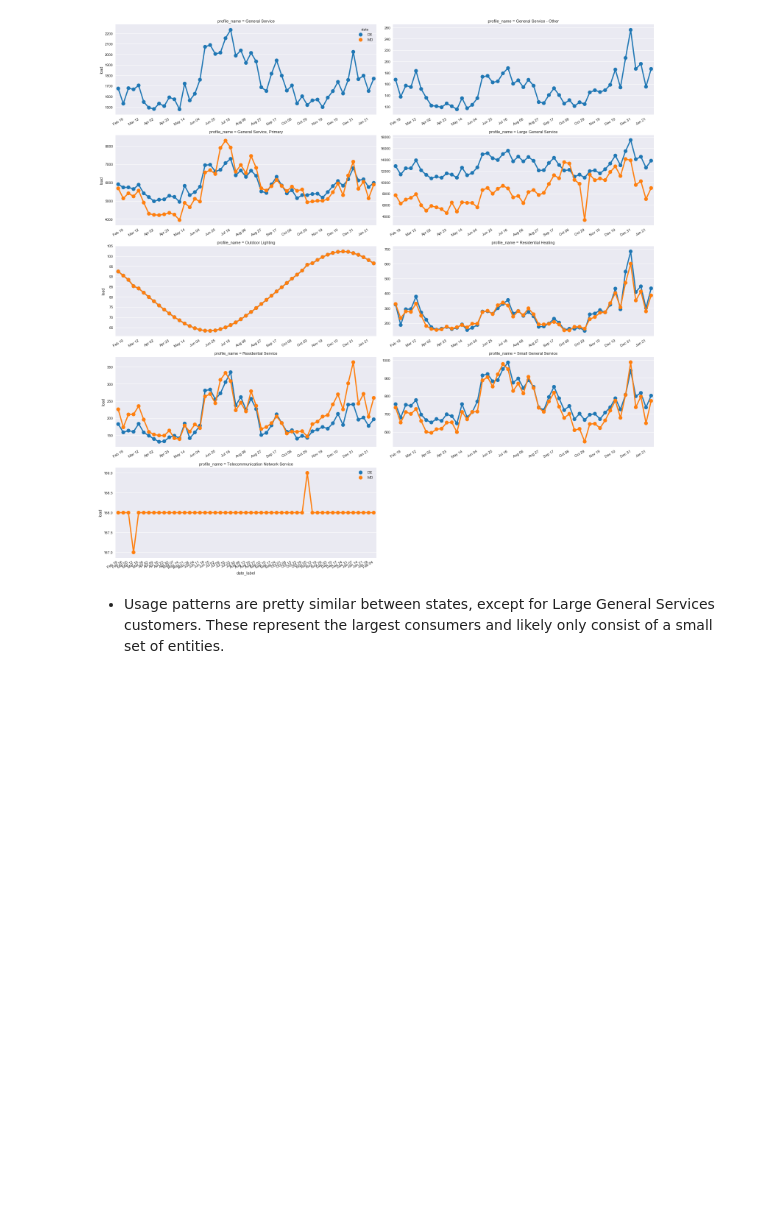
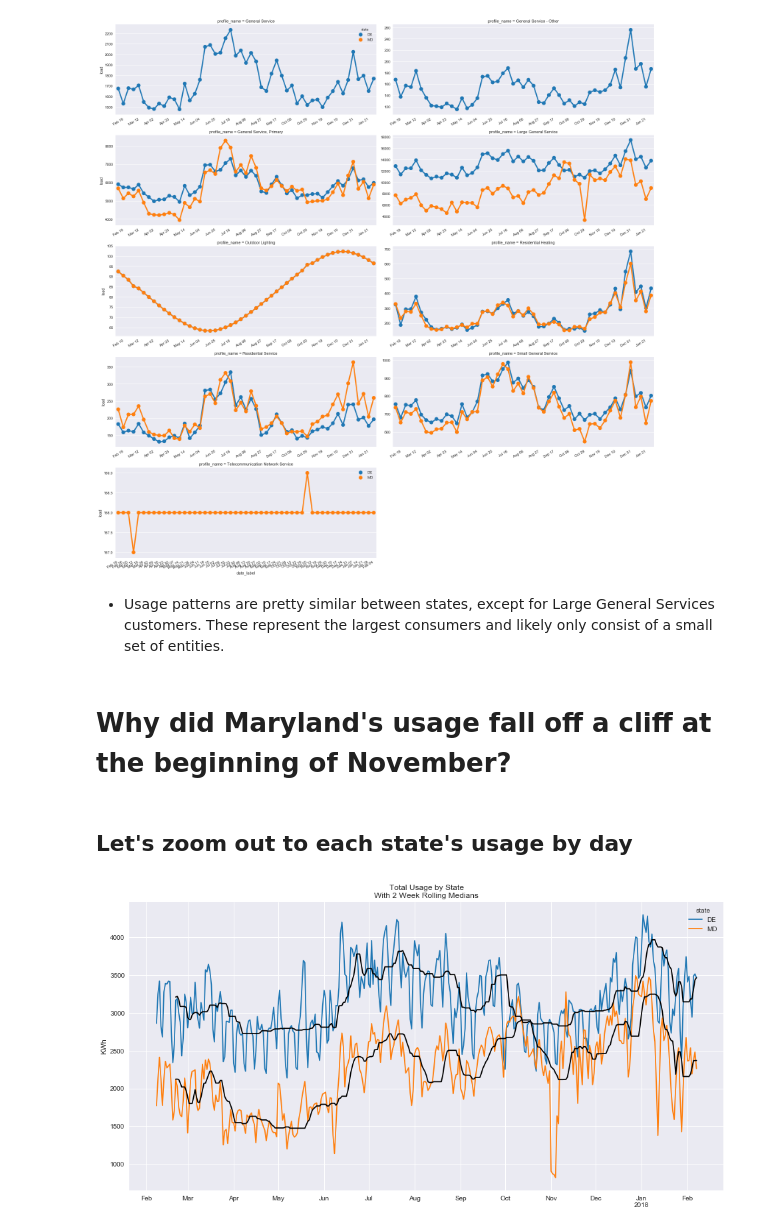
Before and after one commit to dgoodman1/delmarva-electricity-EDA, a Jupyter notebook: 02 - Delmarva Load Profiles - Visualizing the Data.ipynb, the cells around one changed output. Saved outputs shown, nothing was run; the diff lists cells and outputs as text; code cells hidden in the pictures; blank space fills up the shorter version.

Commit message:
Comparing with BWI weather data and minor clean ups.

```diff
--- a/02 - Delmarva Load Profiles - Visualizing the Data.ipynb
+++ b/02 - Delmarva Load Profiles - Visualizing the Data.ipynb
@@ -8,7 +8,7 @@ import pandas as pd
 import numpy as np
 import matplotlib.pyplot as plt
 import seaborn as sns
-sns.set()
+sns.set(palette='tab10')
 # %% [markdown]
 ## Read in Downloaded Data
 It's assumed that the previous notebook as been run before this one in order to have a copy of the data saved locally.
@@ -17,14 +17,14 @@ def retrieve_data(file_name='delmarva_data.h5', series_name='lp_tidy'):
     """Pull data stored on disk or from website (and save a copy)."""
     assert series_name in ('raw', 'lp_tidy')
     if os.path.exists(file_name):
-        with pd.HDFStore(file_name, mode='r+') as store:
+        with pd.HDFStore(file_name, mode='r') as store:
             keys = [key for key in store.keys()
                     if key.startswith('/' + series_name)]
             key = sorted(keys, reverse=True)[0]
             print('Retrieved {} from disk.\n'.format(key[1:]))
             return store[key]
 
-lp_tidy = retrieve_data(series_name='lp_tidy')
+lp_tidy = retrieve_data()
 lp_tidy.head(10)
 # %% [output]
 Retrieved lp_tidy_20180209 from disk.
@@ -145,3 +145,17 @@ plt.tight_layout();
 [figure]
 # %% [markdown]
 * Usage patterns are pretty similar between states, except for Large General Services customers.  These represent the largest consumers and likely only consist of a small set of entities.
+# %% [markdown]
+# Why did Maryland's usage fall off a cliff at the beginning of November?
+# %% [markdown]
+## Let's zoom out to each state's usage by day
+# %%
+agg = lp_tidy.groupby(['date', 'state'])['load'].sum().unstack()
+rolling = agg.rolling(14).median()
+ax = agg.plot(figsize=(16, 8))
+ax = rolling.plot(ax=ax, style='k-', legend=False)
+plt.title('Total Usage by State\nWith 2 Week Rolling Medians')
+ax.set_ylabel('KWh')
+ax.set_xlabel('');
+# %% [output]
+[figure, added]
```
Also changed, not shown: parts of 25 cells of this notebook.
